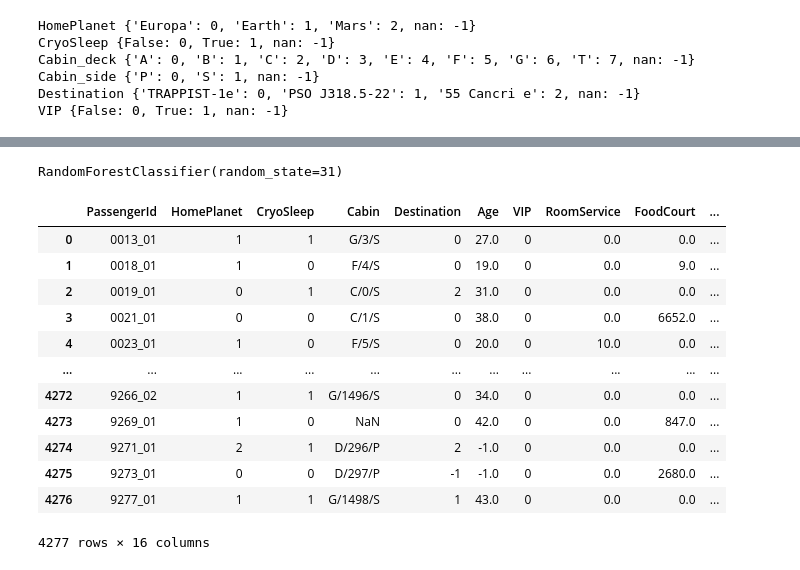
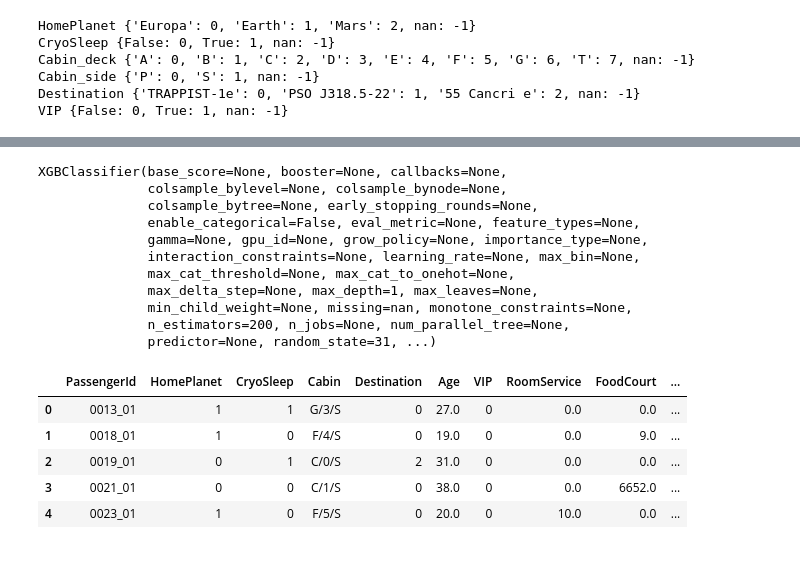
Before and after one commit to h-ueda/kaggle-spaceship-titanic, a Jupyter notebook: spaceship-titanic-prediction.ipynb, the cells around one changed output, grey strips where cells are left out. Saved outputs shown, nothing was run; the diff lists cells and outputs as text; code cells hidden in the pictures.

```diff
--- a/spaceship-titanic-prediction.ipynb
+++ b/spaceship-titanic-prediction.ipynb
@@ -127,11 +131,11 @@ def __split_cabin(d):
 
 def split_cabin(d):
     d = d.copy()
-    d['Cabin_deck'], d['Cabin_num'], d['Cabin_side'] = np.nan, np.nan, np.nan
     _has_cabin = ~d['Cabin'].isna()
     d.loc[_has_cabin, 'Cabin_deck'], d.loc[_has_cabin, 'Cabin_num'], d.loc[_has_cabin, 'Cabin_side'] = zip(*d[_has_cabin]['Cabin'].apply(__split_cabin))
+    d['Cabin_num'] = pd.to_numeric(d['Cabin_num'], errors='coerce')
     return d
 
 d_cab = split_cabin(d_src)
-d_cab
+d_cab[CABIN_COLUMNS].info()
 # %% [output]
@@ -174,9 +175,2 @@ nan: 199
 # %% [markdown]
 ユニークな値の個数の分布
-# %%
-for col, label, value in uniq_of_cols:
-    _, ax = plt.subplots()
-    label = ['False', 'True'] if type(label[0]) == bool and len(label) == 2 else label
-    ax.barh(*zip(*sorted(zip(label, value), reverse=True)))
-    ax.set_title(col)
-plt.show()
@@ -190,0 +177,15 @@ plt.show()
+# %%
+for col, label, value in uniq_of_cols:
+    count, rate = np.array(value)[:, 0].astype(int), np.array(value)[:, 1].astype(float)
+    if type(label[0]) == bool:
+        label = ['False', 'True']
+        label = label + ['nan'] if len(count) == 3 else label
+    _arr = np.array(sorted(zip(label, count, rate), reverse=True, key=lambda x: x[0]))
+    label, count, rate = _arr[:, 0], _arr[:, 1].astype(int), _arr[:, 2].astype(float)
+    _, ax = plt.subplots(1, 2, figsize=(10, 6))
+    ax[0].barh(label, count, height=.5)
+    ax[0].set_title(col)
+    ax[1].barh(label, rate, height=.5)
+    ax[1].tick_params(labelleft=False)
+
+plt.show()
@@ -222,7 +281,8 @@ any-column-nan rows: 2087/8693 (0.24)
 * 全データ（行）のうち項目（列）に欠損値のある割合は24%ある
     * 24%を除外するか否か
 # %%
-__gen_boolnum = lambda: {False: 0, True: 1, np.nan: -1}
+def __gen_boolnum():
+    return {False: 0, True: 1, np.nan: -1}
 
 def __gen_ordna(x):
     r = {k: i for i, k in enumerate(x)}
@@ -236,7 +296,7 @@ ordinal_defs = {
     'Cabin_side': __gen_ordna(['P', 'S']),
     'Destination': __gen_ordna(['TRAPPIST-1e', 'PSO J318.5-22', '55 Cancri e']),
     'VIP': __gen_boolnum(),
-    # 'Transported': __gen_boolnum()
+#     'Transported': __gen_boolnum()
 }
 
 for k, v in ordinal_defs.items():
@@ -319,27 +389,40 @@ y = d['Transported']
-# %%
-RANDOM_STATE = 31
-rfc = RandomForestClassifier(n_estimators=100, random_state=RANDOM_STATE)
-rfc.fit(x, y)
-# %% [output]
-RandomForestClassifier(random_state=31)
+# %%
+RANDOM_STATE = 31
+
+# from sklearn.ensemble import RandomForestClassifier
+# model = RandomForestClassifier(n_estimators=100, random_state=RANDOM_STATE)
+# model.fit(x, y)
+
+import xgboost as xgb
+model = xgb.XGBClassifier(
+    n_estimators=200,
+    max_depth=1,
+    # early_stopping_rounds=10,
+    random_state=RANDOM_STATE)
+model.fit(x, y)
+# %% [output]
+XGBClassifier(base_score=None, booster=None, callbacks=None,
+              colsample_bylevel=None, colsample_bynode=None,
+              colsample_bytree=None, early_stopping_rounds=None,
+              enable_categorical=False, eval_metric=None, feature_types=None,
+              gamma=None, gpu_id=None, grow_policy=None, importance_type=None,
+              interaction_constraints=None, learning_rate=None, max_bin=None,
+              max_cat_threshold=None, max_cat_to_onehot=None,
+              max_delta_step=None, max_depth=1, max_leaves=None,
+              min_child_weight=None, missing=nan, monotone_constraints=None,
+              n_estimators=200, n_jobs=None, num_parallel_tree=None,
+              predictor=None, random_state=31, ...)
 # %%
 t = t_src.copy()
 t = prepare_dataset(t)
-t
+t.head()
 # %% [output]
 |  | PassengerId | HomePlanet | CryoSleep | Cabin | Destination | Age | VIP | RoomService | FoodCourt | ... |
 | 0 | 0013_01 | 1 | 1 | G/3/S | 0 | 27.0 | 0 | 0.0 | 0.0 | ... |
 | 1 | 0018_01 | 1 | 0 | F/4/S | 0 | 19.0 | 0 | 0.0 | 9.0 | ... |
 | 2 | 0019_01 | 0 | 1 | C/0/S | 2 | 31.0 | 0 | 0.0 | 0.0 | ... |
 | 3 | 0021_01 | 0 | 0 | C/1/S | 0 | 38.0 | 0 | 0.0 | 6652.0 | ... |
 | 4 | 0023_01 | 1 | 0 | F/5/S | 0 | 20.0 | 0 | 10.0 | 0.0 | ... |
-| ... | ... | ... | ... | ... | ... | ... | ... | ... | ... | ... |
-| 4272 | 9266_02 | 1 | 1 | G/1496/S | 0 | 34.0 | 0 | 0.0 | 0.0 | ... |
-| 4273 | 9269_01 | 1 | 0 | NaN | 0 | 42.0 | 0 | 0.0 | 847.0 | ... |
-| 4274 | 9271_01 | 2 | 1 | D/296/P | 2 | -1.0 | 0 | 0.0 | 0.0 | ... |
-| 4275 | 9273_01 | 0 | 0 | D/297/P | -1 | -1.0 | 0 | 0.0 | 2680.0 | ... |
-| 4276 | 9277_01 | 1 | 1 | G/1498/S | 1 | 43.0 | 0 | 0.0 | 0.0 | ... |
-4277 rows × 16 columns
 # %%
 test_x = t[features]
 
```
Also changed, not shown: parts of 13 cells of this notebook, 1 other file.
